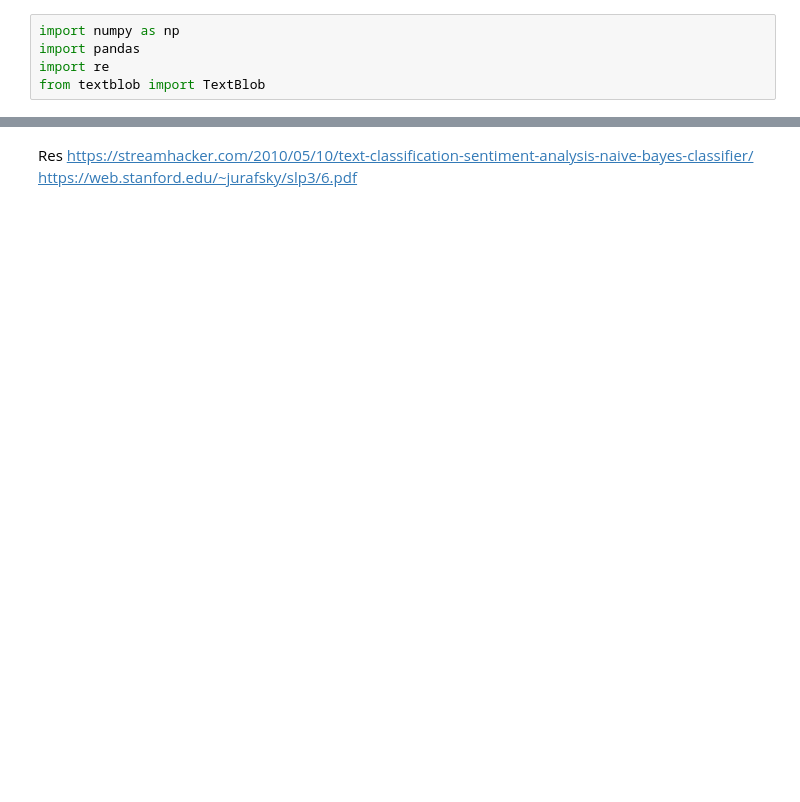
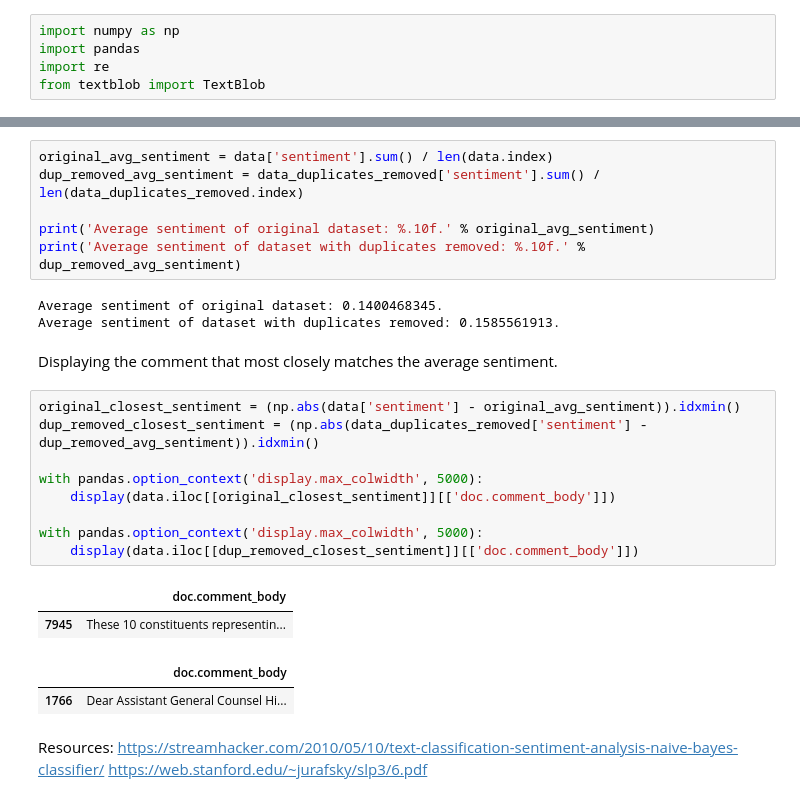
Before and after one commit to Nishnha/Title-IX-Call-for-Comments-Analysis, a Jupyter notebook: Title IX Sentiment Analysis.ipynb, the cells around one changed output, grey strips where cells are left out. Cells and saved outputs as stored; diff of their text form; blank space fills up the shorter version.

```diff
--- a/Title IX Sentiment Analysis.ipynb
+++ b/Title IX Sentiment Analysis.ipynb
@@ -75,4 +97,29 @@ with pandas.option_context('display.max_colwidth', 5000):
+# %%
+original_avg_sentiment = data['sentiment'].sum() / len(data.index)
+dup_removed_avg_sentiment = data_duplicates_removed['sentiment'].sum() / len(data_duplicates_removed.index)
+
+print('Average sentiment of original dataset: %.10f.' % original_avg_sentiment)
+print('Average sentiment of dataset with duplicates removed: %.10f.' % dup_removed_avg_sentiment)
+# %% [output]
+Average sentiment of original dataset: 0.1400468345.
+Average sentiment of dataset with duplicates removed: 0.1585561913.
+# %% [markdown]
+Displaying the comment that most closely matches the average sentiment.
+# %%
+original_closest_sentiment = (np.abs(data['sentiment'] - original_avg_sentiment)).idxmin()
+dup_removed_closest_sentiment = (np.abs(data_duplicates_removed['sentiment'] - dup_removed_avg_sentiment)).idxmin()
+
+with pandas.option_context('display.max_colwidth', 5000):
+    display(data.iloc[[original_closest_sentiment]][['doc.comment_body']])
+
+with pandas.option_context('display.max_colwidth', 5000):
+    display(data.iloc[[dup_removed_closest_sentiment]][['doc.comment_body']])
+# %% [output]
+|  | doc.comment_body |
+| 7945 | These 10 constituents representin... |
+|  | doc.comment_body |
+| 1766 | Dear Assistant General Counsel Hi... |
 # %% [markdown]
-Res
+Resources:
 https://streamhacker.com/2010/05/10/text-classification-sentiment-analysis-naive-bayes-classifier/
 https://web.stanford.edu/~jurafsky/slp3/6.pdf
```
Also changed, not shown: parts of 16 cells of this notebook, 8 other files.
